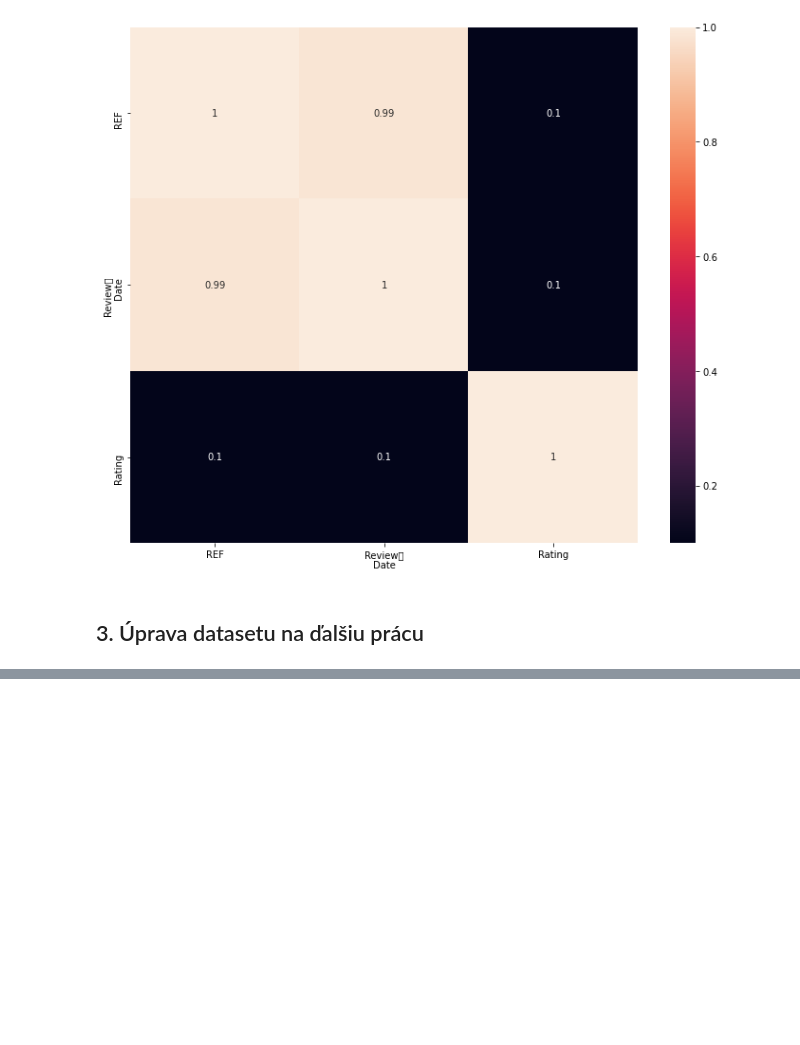
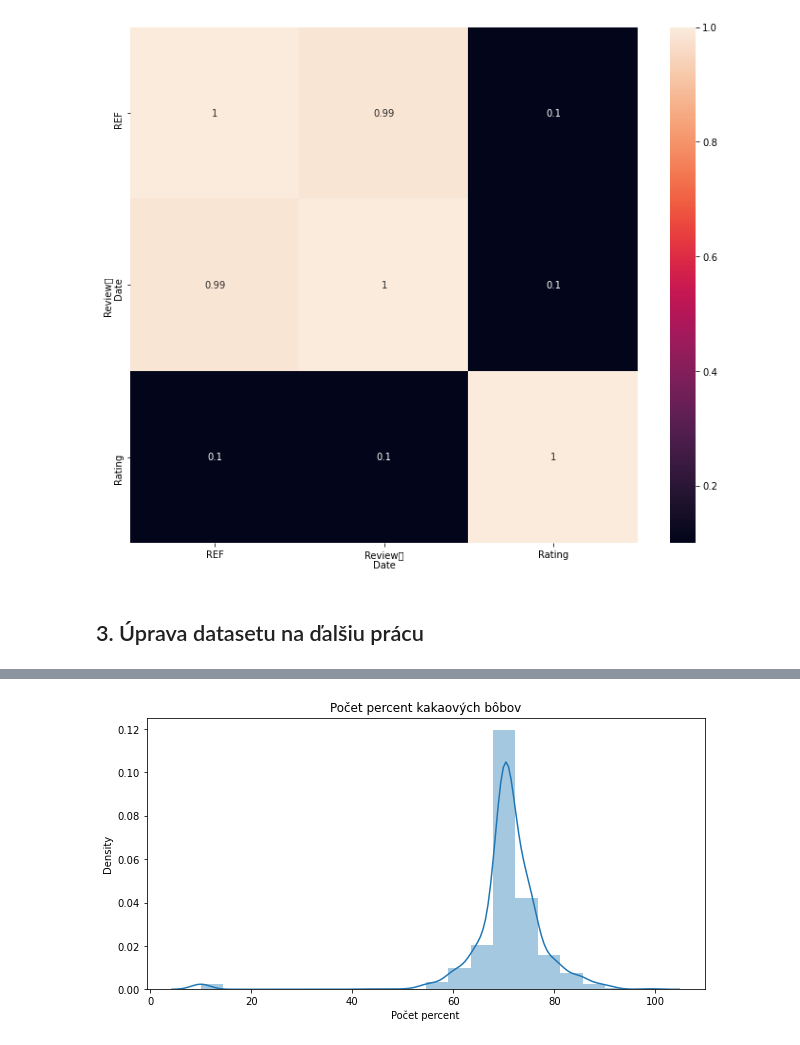
Before and after one commit to juraj-vanko/VankoJ_NS2021, a Jupyter notebook: VankoJ_NS2021.ipynb, the cells around one changed output, grey strips where cells are left out. Drawn from its saved outputs; the diff is of its cells as text; code cells hidden in the pictures; blank space fills up the shorter version.

```diff
--- a/VankoJ_NS2021.ipynb
+++ b/VankoJ_NS2021.ipynb
@@ -415,0 +188,10 @@ model.evaluate(X_test, y_test)
+# %%
+#Následne aby sme vedeli lepšie pracovať so stĺpcom Počet percent kakaa,
+#odstránime znamienko %
+
+data["CocoaPercent"] = data["CocoaPercent"].apply(lambda x: int(str(x)[:2]))
+data["CocoaPercent"].value_counts()
+
+# Ako môžeme vidieť, väčšina výrobcov čokolád v tomto datasete vyrábajú okolo 70% čokoládu.
+
+#Taktiež jeden zo zaujímavých faktov je, že sú len 2 druhy čokolád, ktoré majú takmer 100% kakaových bôbov a to 99%
@@ -415,0 +216,10 @@ model.evaluate(X_test, y_test)
+# %%
+plt.figure(figsize=(10,5))
+
+sns.distplot(data["CocoaPercent"], bins=20)
+
+plt.xlabel("Počet percent")
+plt.title("Počet percent kakaových bôbov")
+plt.show()
+# %% [output]
+[figure, added]
```
Also changed, not shown: parts of 46 cells of this notebook.
